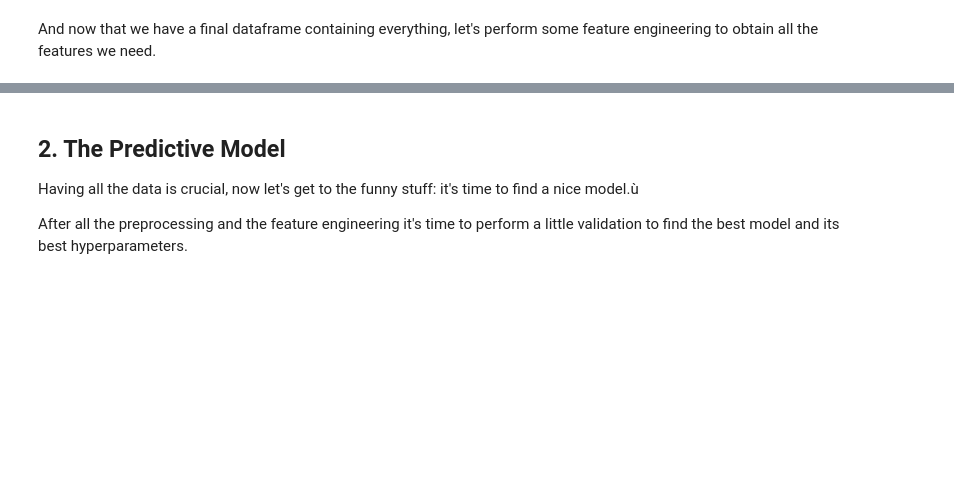
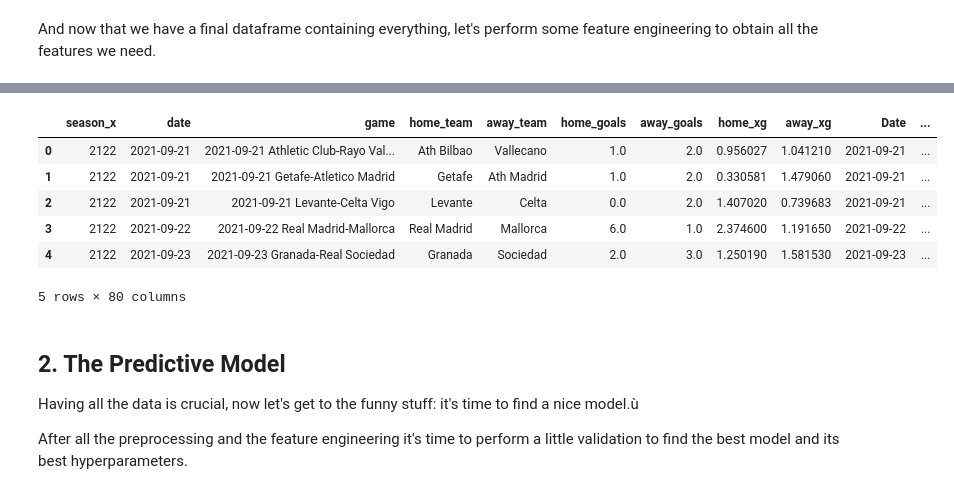
Before and after one commit to emamasso/Valaue-Betting-Software, a Jupyter notebook: notebook.ipynb, the cells around one changed output, grey strips where cells are left out. Cells and saved outputs as stored; diff of their text form; code cells hidden in the pictures; blank space fills up the shorter version.

```diff
--- a/notebook.ipynb
+++ b/notebook.ipynb
@@ -400,3 +329,13 @@ print('Data frame with shape {} correctly saved as CSV'.format(df.shape))
+# %%
+df.head()
+# %% [output]
+|  | season_x | date | game | home_team | away_team | home_goals | away_goals | home_xg | away_xg | Date | ... |
+| 0 | 2122 | 2021-09-21 | 2021-09-21 Athletic Club-Rayo Val... | Ath Bilbao | Vallecano | 1.0 | 2.0 | 0.956027 | 1.041210 | 2021-09-21 | ... |
+| 1 | 2122 | 2021-09-21 | 2021-09-21 Getafe-Atletico Madrid | Getafe | Ath Madrid | 1.0 | 2.0 | 0.330581 | 1.479060 | 2021-09-21 | ... |
+| 2 | 2122 | 2021-09-21 | 2021-09-21 Levante-Celta Vigo | Levante | Celta | 0.0 | 2.0 | 1.407020 | 0.739683 | 2021-09-21 | ... |
+| 3 | 2122 | 2021-09-22 | 2021-09-22 Real Madrid-Mallorca | Real Madrid | Mallorca | 6.0 | 1.0 | 2.374600 | 1.191650 | 2021-09-22 | ... |
+| 4 | 2122 | 2021-09-23 | 2021-09-23 Granada-Real Sociedad | Granada | Sociedad | 2.0 | 3.0 | 1.250190 | 1.581530 | 2021-09-23 | ... |
+5 rows × 80 columns
 # %% [markdown]
 ## 2. The Predictive Model
 
```
Also changed, not shown: parts of 6 cells of this notebook, 2 other files.
